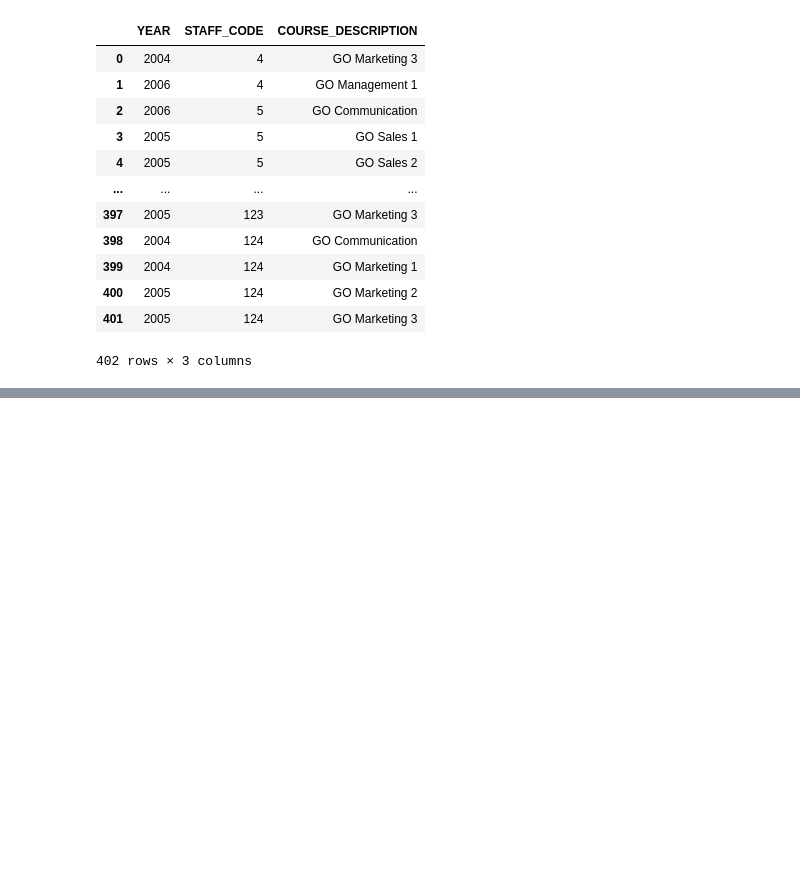
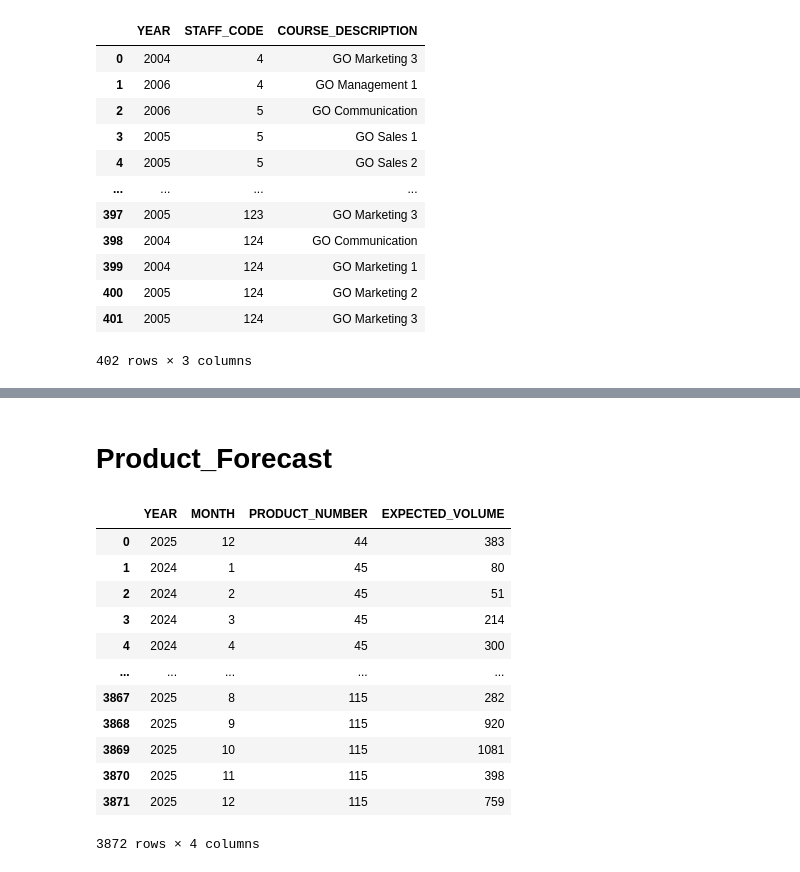
Before and after one commit to SebEmmen/GreatOutdoors, a Jupyter notebook: Warehouse.ipynb, the cells around one changed output, grey strips where cells are left out. Saved outputs shown, nothing was run; the diff lists cells and outputs as text; code cells hidden in the pictures; blank space fills up the shorter version.

```diff
--- a/Warehouse.ipynb
+++ b/Warehouse.ipynb
@@ -1577,0 +1822,32 @@ finally:
+# %% [markdown]
+# Product_Forecast
+# %%
+df_product_forecast = pd.read_sql_query("SELECT * FROM Product_Forecast", sdm_conn)
+
+df_product_forecast = df_product_forecast.rename(columns={
+    'INVENTORY_YEAR': 'YEAR',
+    'INVENTORY_MONTH': 'MONTH'
+})
+
+df_product_forecast = df_product_forecast[[
+    'YEAR',
+    'MONTH',
+    'PRODUCT_NUMBER',
+    'EXPECTED_VOLUME'
+]]
+
+df_product_forecast
+# %% [output]
+|  | YEAR | MONTH | PRODUCT_NUMBER | EXPECTED_VOLUME |
+| 0 | 2025 | 12 | 44 | 383 |
+| 1 | 2024 | 1 | 45 | 80 |
+| 2 | 2024 | 2 | 45 | 51 |
+| 3 | 2024 | 3 | 45 | 214 |
+| 4 | 2024 | 4 | 45 | 300 |
+| ... | ... | ... | ... | ... |
+| 3867 | 2025 | 8 | 115 | 282 |
+| 3868 | 2025 | 9 | 115 | 920 |
+| 3869 | 2025 | 10 | 115 | 1081 |
+| 3870 | 2025 | 11 | 115 | 398 |
+| 3871 | 2025 | 12 | 115 | 759 |
+3872 rows × 4 columns
```
Also changed, not shown: parts of 22 cells of this notebook, 4 other files.
